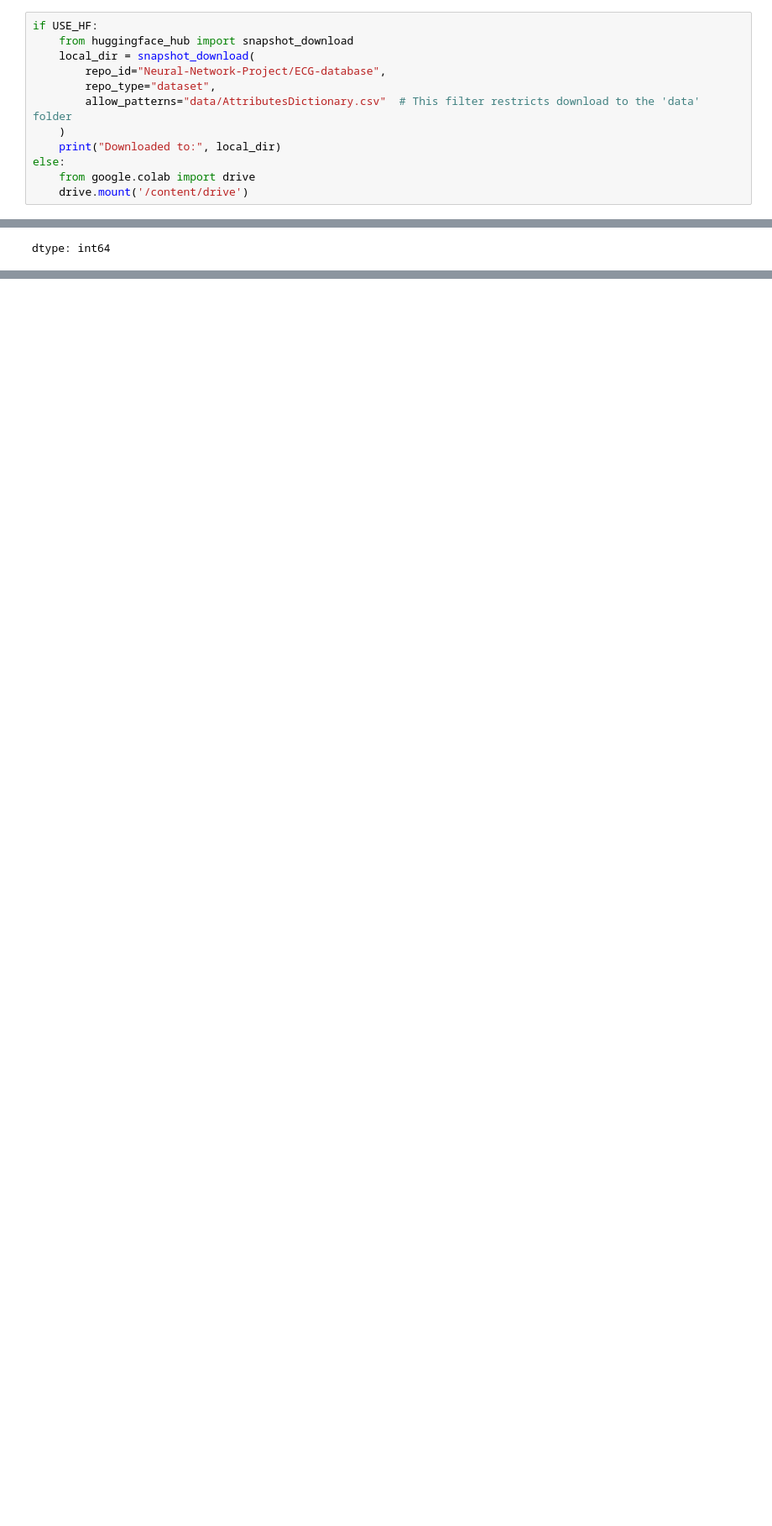
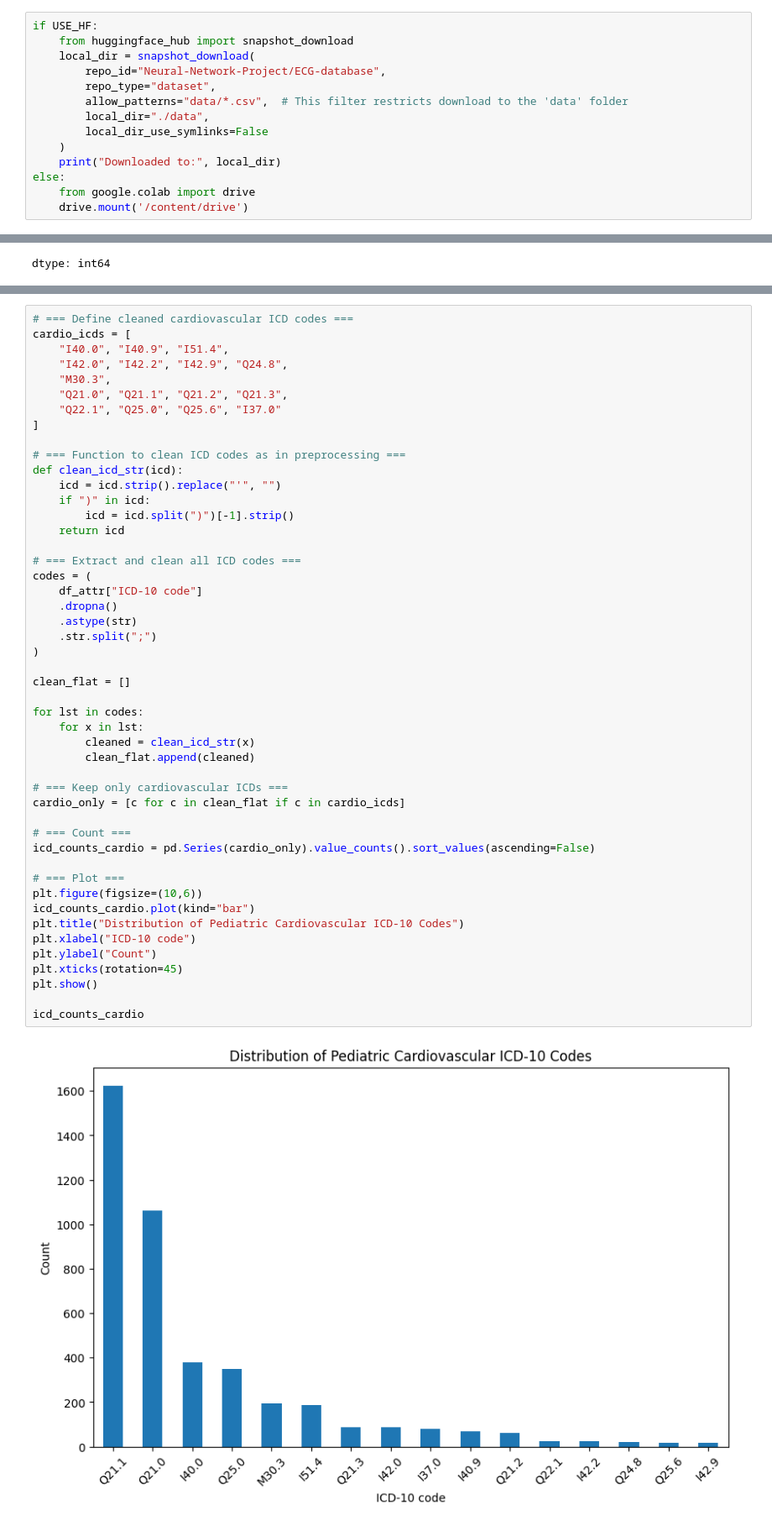
Before and after one commit to kiril-buga/Neural-Network-Training-Project, a Jupyter notebook: 1D_CNN_Multilabel_V1/DataExploration.ipynb, the cells around one changed output, grey strips where cells are left out. Shown at 84% size. Drawn from its saved outputs; the diff is of its cells as text; blank space fills up the shorter version.

```diff
--- a/1D_CNN_Multilabel_V1/DataExploration.ipynb
+++ b/1D_CNN_Multilabel_V1/DataExploration.ipynb
@@ -17,7 +17,9 @@ if USE_HF:
     local_dir = snapshot_download(
         repo_id="Neural-Network-Project/ECG-database",
         repo_type="dataset",
-        allow_patterns="data/AttributesDictionary.csv"  # This filter restricts download to the 'data' folder
+        allow_patterns="data/*.csv",  # This filter restricts download to the 'data' folder
+        local_dir="./data",
+        local_dir_use_symlinks=False
     )
     print("Downloaded to:", local_dir)
 else:
@@ -376,0 +307,50 @@ plt.show()
+# %%
+# === Define cleaned cardiovascular ICD codes ===
+cardio_icds = [
+    "I40.0", "I40.9", "I51.4",
+    "I42.0", "I42.2", "I42.9", "Q24.8",
+    "M30.3",
+    "Q21.0", "Q21.1", "Q21.2", "Q21.3",
+    "Q22.1", "Q25.0", "Q25.6", "I37.0"
+]
+
+# === Function to clean ICD codes as in preprocessing ===
+def clean_icd_str(icd):
+    icd = icd.strip().replace("'", "")
+    if ")" in icd:
+        icd = icd.split(")")[-1].strip()
+    return icd
+
+# === Extract and clean all ICD codes ===
+codes = (
+    df_attr["ICD-10 code"]
+    .dropna()
+    .astype(str)
+    .str.split(";")
+)
+
+clean_flat = []
+
+for lst in codes:
+    for x in lst:
+        cleaned = clean_icd_str(x)
+        clean_flat.append(cleaned)
+
+# === Keep only cardiovascular ICDs ===
+cardio_only = [c for c in clean_flat if c in cardio_icds]
+
+# === Count ===
+icd_counts_cardio = pd.Series(cardio_only).value_counts().sort_values(ascending=False)
+
+# === Plot ===
+plt.figure(figsize=(10,6))
+icd_counts_cardio.plot(kind="bar")
+plt.title("Distribution of Pediatric Cardiovascular ICD-10 Codes")
+plt.xlabel("ICD-10 code")
+plt.ylabel("Count")
+plt.xticks(rotation=45)
+plt.show()
+
+icd_counts_cardio
+# %% [output]
+[figure, added]
```
Also changed, not shown: parts of 7 cells of this notebook.
